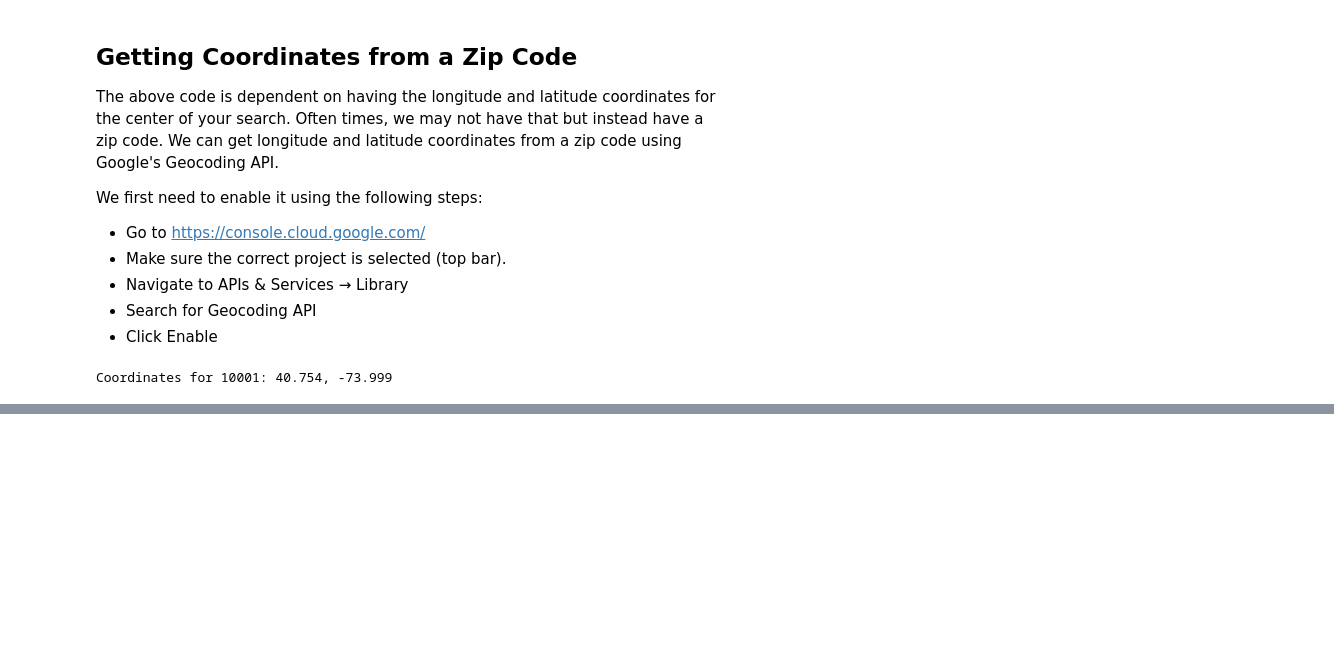
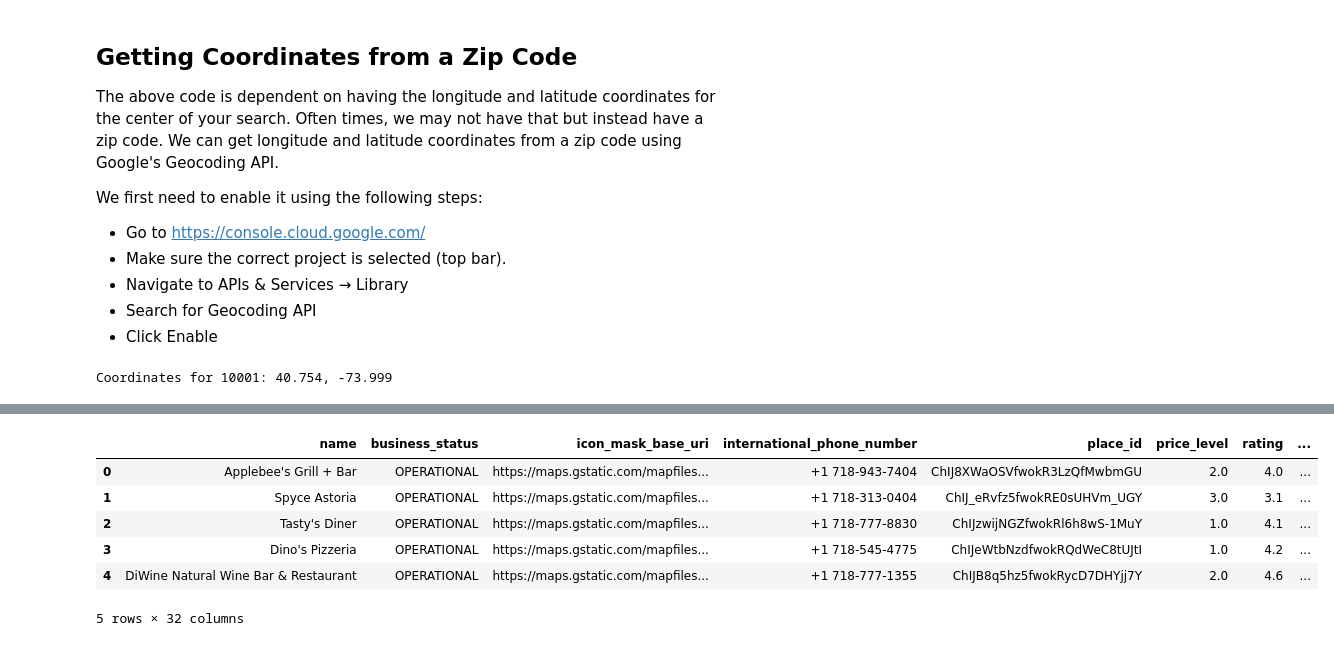
Before and after one commit to MichaelHeege/CAS-API-Presentation, a Jupyter notebook: API-Lesson.ipynb, the cells around one changed output, grey strips where cells are left out. Drawn from its saved outputs; the diff is of its cells as text; code cells hidden in the pictures; blank space fills up the shorter version.

```diff
--- a/API-Lesson.ipynb
+++ b/API-Lesson.ipynb
@@ -275,0 +453,6 @@ restaurants[16]
+# %%
+# First, let's find all unique values within the types
+unique_types = set()
+for sublist in df['types']:
+    unique_types = unique_types | set(sublist) # This is the union of 2 sets
+unique_types
@@ -275,0 +471,18 @@ restaurants[16]
+# %%
+for restaurant_type in unique_types:
+    binary_values = []
+    for type_list in df['types']:
+        if(restaurant_type in type_list):
+            binary_values.append(1)
+        else:
+            binary_values.append(0)
+    df[restaurant_type] = binary_values
+df.head()
+# %% [output]
+|  | name | business_status | icon_mask_base_uri | international_phone_number | place_id | price_level | rating | ... |
+| 0 | Applebee's Grill + Bar | OPERATIONAL | https://maps.gstatic.com/mapfiles... | +1 718-943-7404 | ChIJ8XWaOSVfwokR3LzQfMwbmGU | 2.0 | 4.0 | ... |
+| 1 | Spyce Astoria | OPERATIONAL | https://maps.gstatic.com/mapfiles... | +1 718-313-0404 | ChIJ_eRvfz5fwokRE0sUHVm_UGY | 3.0 | 3.1 | ... |
+| 2 | Tasty's Diner | OPERATIONAL | https://maps.gstatic.com/mapfiles... | +1 718-777-8830 | ChIJzwijNGZfwokRl6h8wS-1MuY | 1.0 | 4.1 | ... |
+| 3 | Dino's Pizzeria | OPERATIONAL | https://maps.gstatic.com/mapfiles... | +1 718-545-4775 | ChIJeWtbNzdfwokRQdWeC8tUJtI | 1.0 | 4.2 | ... |
+| 4 | DiWine Natural Wine Bar & Restaurant | OPERATIONAL | https://maps.gstatic.com/mapfiles... | +1 718-777-1355 | ChIJB8q5hz5fwokRycD7DHYjj7Y | 2.0 | 4.6 | ... |
+5 rows × 32 columns
```
Also changed, not shown: parts of 33 cells of this notebook.
